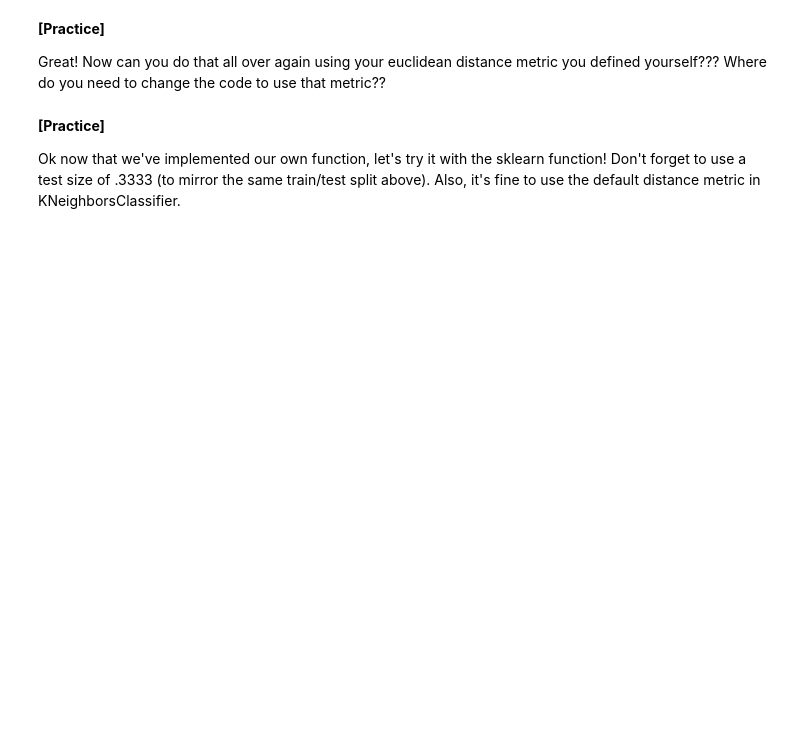
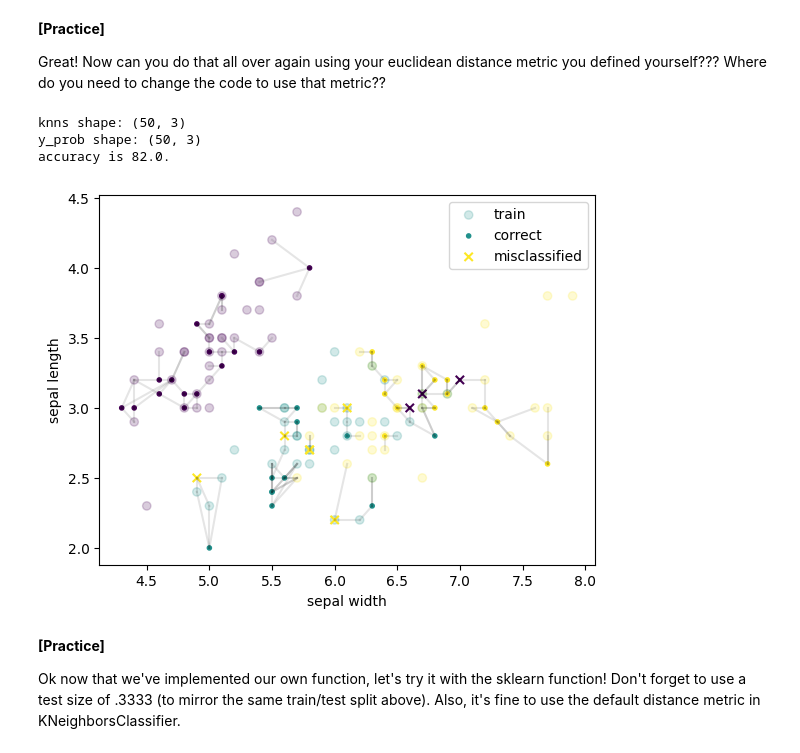
Before and after one commit to benolivr/csci447, a Jupyter notebook: assignments/Assignment_0.ipynb, the cells around one changed output. Cells and saved outputs as stored; diff of their text form; code cells hidden in the pictures; blank space fills up the shorter version.

```diff
--- a/assignments/Assignment_0.ipynb
+++ b/assignments/Assignment_0.ipynb
@@ -221,38 +224,43 @@ for k in range(1,4):
 
 Great!  Now can you do that all over again using your euclidean distance metric you defined yourself???  Where do you need to change the code to use that metric??
 # %%
-# model = KNN(K=3)
+model = KNN(K=3, dist_fn=euclidean)  # change distance to euclidean
 
-# y_prob, knns = model.fit(x_train, y_train).predict(x_test)
-# print('knns shape:', knns.shape)
-# print('y_prob shape:', y_prob.shape)
+y_prob, knns = model.fit(x_train, y_train).predict(x_test)
+print('knns shape:', knns.shape)
+print('y_prob shape:', y_prob.shape)
 
-# #To get hard predictions by choosing the class with the maximum probability
-# y_pred = np.argmax(y_prob,axis=-1)
-# accuracy = np.sum(y_pred == y_test)/y_test.shape[0]
+#To get hard predictions by choosing the class with the maximum probability
+y_pred = np.argmax(y_prob,axis=-1)
+accuracy = np.sum(y_pred == y_test)/y_test.shape[0]
 
-# print(f'accuracy is {accuracy*100:.1f}.')
+print(f'accuracy is {accuracy*100:.1f}.')
 
-# #boolean array to later slice the indexes of correct and incorrect predictions
-# correct = y_test == y_pred
-# incorrect = np.logical_not(correct)
+#boolean array to later slice the indexes of correct and incorrect predictions
+correct = y_test == y_pred
+incorrect = np.logical_not(correct)
 
-# #visualization of the points
-# plt.scatter(x_train[:,0], x_train[:,1], c=y_train, marker='o', alpha=.2, label='train')
-# plt.scatter(x_test[correct,0], x_test[correct,1], marker='.', c=y_pred[correct], label='correct')
-# plt.scatter(x_test[incorrect,0], x_test[incorrect,1], marker='x', c=y_test[incorrect], label='misclassified')
+#visualization of the points
+plt.scatter(x_train[:,0], x_train[:,1], c=y_train, marker='o', alpha=.2, label='train')
+plt.scatter(x_test[correct,0], x_test[correct,1], marker='.', c=y_pred[correct], label='correct')
+plt.scatter(x_test[incorrect,0], x_test[incorrect,1], marker='x', c=y_test[incorrect], label='misclassified')
 
-# #connect each node to k-nearest neighbours in the training set
-# for i in range(x_test.shape[0]):
-#     for k in range(model.K):
-#         hor = x_test[i,0], x_train[knns[i,k],0]
-#         ver = x_test[i,1], x_train[knns[i,k],1]
-#         plt.plot(hor, ver, 'k-', alpha=.1)
+#connect each node to k-nearest neighbours in the training set
+for i in range(x_test.shape[0]):
+    for k in range(model.K):
+        hor = x_test[i,0], x_train[knns[i,k],0]
+        ver = x_test[i,1], x_train[knns[i,k],1]
+        plt.plot(hor, ver, 'k-', alpha=.1)
 
-# plt.ylabel('sepal length')
-# plt.xlabel('sepal width')
-# plt.legend()
-# plt.show()
+plt.ylabel('sepal length')
+plt.xlabel('sepal width')
+plt.legend()
+plt.show()
+# %% [output]
+knns shape: (50, 3)
+y_prob shape: (50, 3)
+accuracy is 82.0.
+[figure, added]
 # %% [markdown]
 **[Practice]**
 
```
Also changed, not shown: parts of 5 cells of this notebook, 3 other files.
